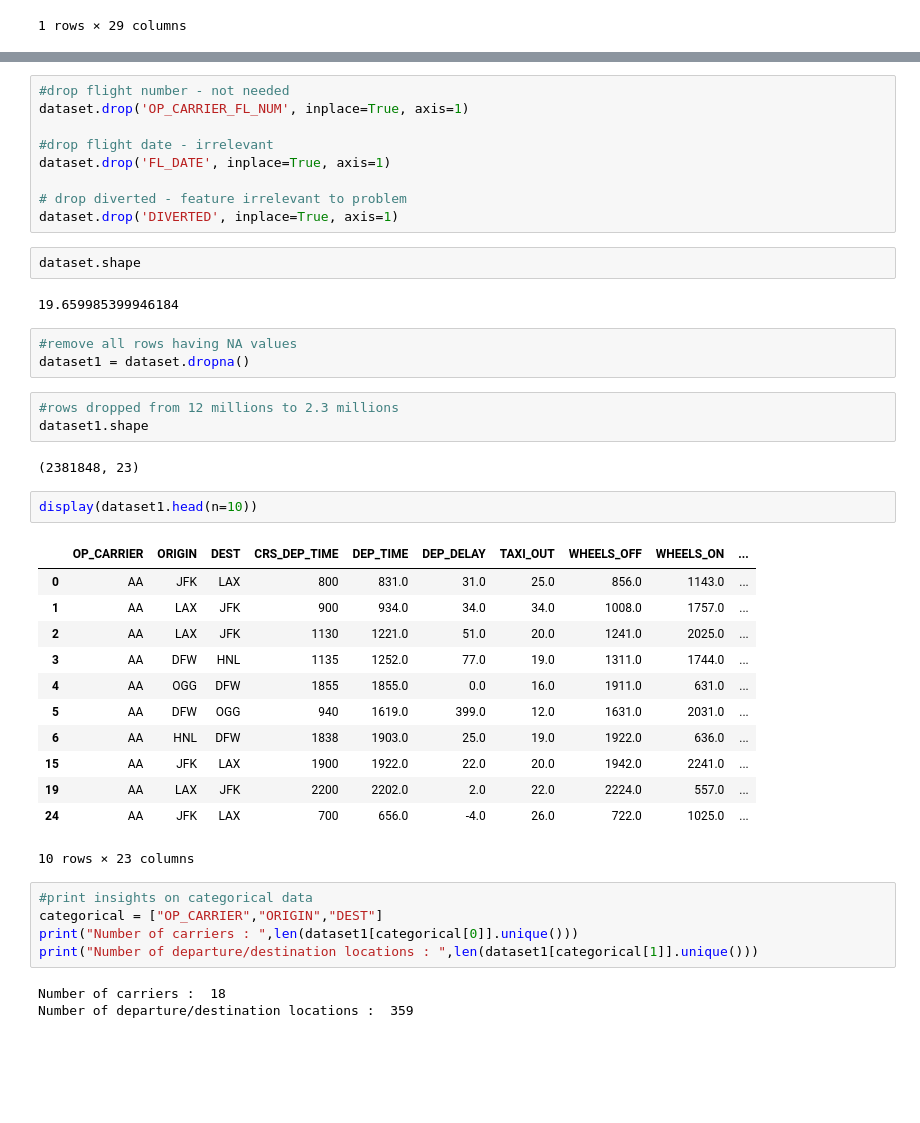
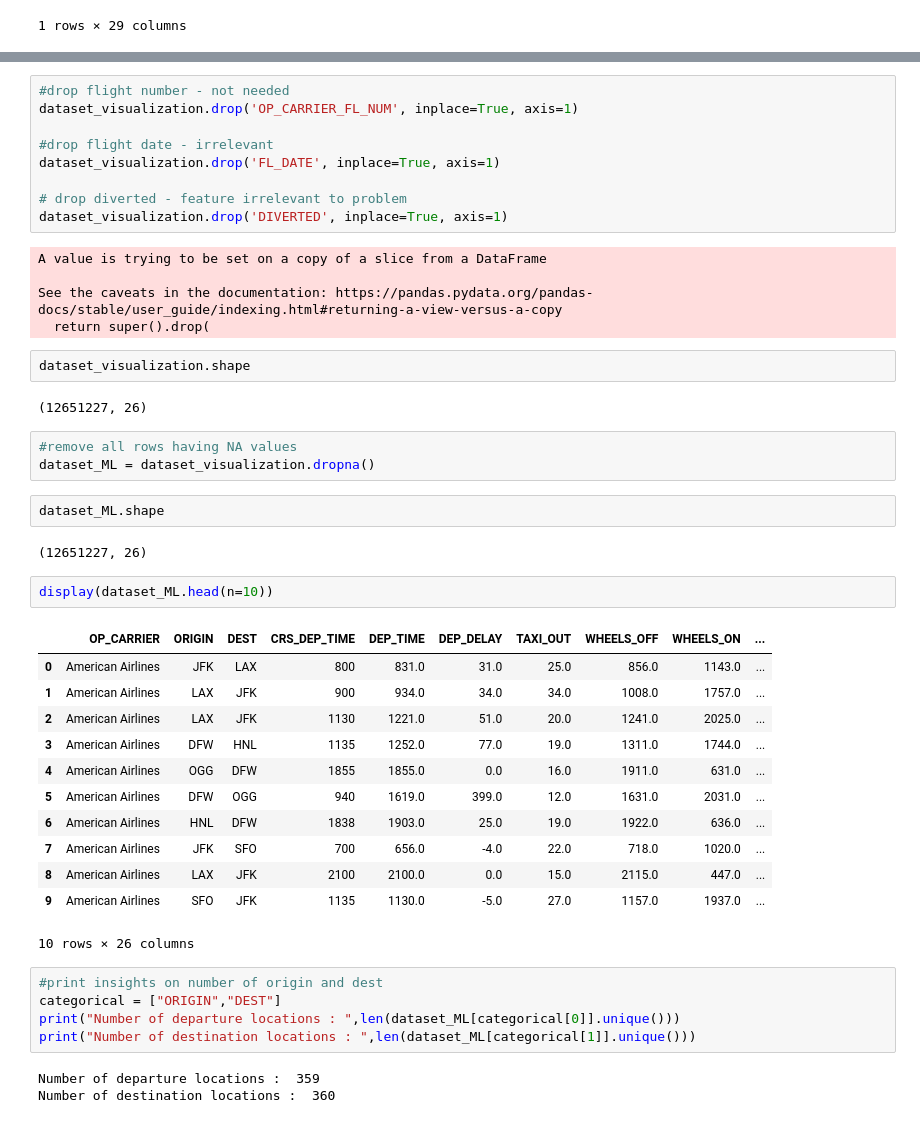
Before and after one commit to MohamedYasserOaf/Airline_Delay_Cancellation_Detection, a Jupyter notebook: classification/Airline_cancellation_detection.ipynb, the cells around one changed output, grey strips where cells are left out. Saved outputs shown, nothing was run; the diff lists cells and outputs as text; blank space fills up the shorter version.

Commit message:
prepared data for visualization and ML

```diff
--- a/classification/Airline_cancellation_detection.ipynb
+++ b/classification/Airline_cancellation_detection.ipynb
@@ -303,44 +303,48 @@ PermissionError: [Errno 13] Permission denied: './Dataset'
 # %%
 #drop flight number - not needed
-dataset.drop('OP_CARRIER_FL_NUM', inplace=True, axis=1)
+dataset_visualization.drop('OP_CARRIER_FL_NUM', inplace=True, axis=1)
 
 #drop flight date - irrelevant
-dataset.drop('FL_DATE', inplace=True, axis=1)
+dataset_visualization.drop('FL_DATE', inplace=True, axis=1)
 
 # drop diverted - feature irrelevant to problem
-dataset.drop('DIVERTED', inplace=True, axis=1)
+dataset_visualization.drop('DIVERTED', inplace=True, axis=1)
+# %% [output]
+A value is trying to be set on a copy of a slice from a DataFrame
+
+See the caveats in the documentation: https://pandas.pydata.org/pandas-docs/stable/user_guide/indexing.html#returning-a-view-versus-a-copy
+  return super().drop(
 # %%
-dataset.shape
+dataset_visualization.shape
 # %% [output]
-19.659985399946184
+(12651227, 26)
 # %%
 #remove all rows having NA values
-dataset1 = dataset.dropna()
+dataset_ML = dataset_visualization.dropna()
-# %%
-#rows dropped from 12 millions to 2.3 millions
-dataset1.shape
-# %% [output]
-(2381848, 23)
+# %%
+dataset_ML.shape
+# %% [output]
+(12651227, 26)
 # %%
-display(dataset1.head(n=10))
+display(dataset_ML.head(n=10))
 # %% [output]
 |  | OP_CARRIER | ORIGIN | DEST | CRS_DEP_TIME | DEP_TIME | DEP_DELAY | TAXI_OUT | WHEELS_OFF | WHEELS_ON | ... |
-| 0 | AA | JFK | LAX | 800 | 831.0 | 31.0 | 25.0 | 856.0 | 1143.0 | ... |
-| 1 | AA | LAX | JFK | 900 | 934.0 | 34.0 | 34.0 | 1008.0 | 1757.0 | ... |
-| 2 | AA | LAX | JFK | 1130 | 1221.0 | 51.0 | 20.0 | 1241.0 | 2025.0 | ... |
-| 3 | AA | DFW | HNL | 1135 | 1252.0 | 77.0 | 19.0 | 1311.0 | 1744.0 | ... |
-| 4 | AA | OGG | DFW | 1855 | 1855.0 | 0.0 | 16.0 | 1911.0 | 631.0 | ... |
-| 5 | AA | DFW | OGG | 940 | 1619.0 | 399.0 | 12.0 | 1631.0 | 2031.0 | ... |
-| 6 | AA | HNL | DFW | 1838 | 1903.0 | 25.0 | 19.0 | 1922.0 | 636.0 | ... |
-| 15 | AA | JFK | LAX | 1900 | 1922.0 | 22.0 | 20.0 | 1942.0 | 2241.0 | ... |
-| 19 | AA | LAX | JFK | 2200 | 2202.0 | 2.0 | 22.0 | 2224.0 | 557.0 | ... |
-| 24 | AA | JFK | LAX | 700 | 656.0 | -4.0 | 26.0 | 722.0 | 1025.0 | ... |
+| 0 | American Airlines | JFK | LAX | 800 | 831.0 | 31.0 | 25.0 | 856.0 | 1143.0 | ... |
+| 1 | American Airlines | LAX | JFK | 900 | 934.0 | 34.0 | 34.0 | 1008.0 | 1757.0 | ... |
+| 2 | American Airlines | LAX | JFK | 1130 | 1221.0 | 51.0 | 20.0 | 1241.0 | 2025.0 | ... |
+| 3 | American Airlines | DFW | HNL | 1135 | 1252.0 | 77.0 | 19.0 | 1311.0 | 1744.0 | ... |
+| 4 | American Airlines | OGG | DFW | 1855 | 1855.0 | 0.0 | 16.0 | 1911.0 | 631.0 | ... |
+| 5 | American Airlines | DFW | OGG | 940 | 1619.0 | 399.0 | 12.0 | 1631.0 | 2031.0 | ... |
+| 6 | American Airlines | HNL | DFW | 1838 | 1903.0 | 25.0 | 19.0 | 1922.0 | 636.0 | ... |
+| 7 | American Airlines | JFK | SFO | 700 | 656.0 | -4.0 | 22.0 | 718.0 | 1020.0 | ... |
+| 8 | American Airlines | LAX | JFK | 2100 | 2100.0 | 0.0 | 15.0 | 2115.0 | 447.0 | ... |
+| 9 | American Airlines | SFO | JFK | 1135 | 1130.0 | -5.0 | 27.0 | 1157.0 | 1937.0 | ... |
-10 rows × 23 columns
+10 rows × 26 columns
 # %%
-#print insights on categorical data
-categorical = ["OP_CARRIER","ORIGIN","DEST"]
-print("Number of carriers : ",len(dataset1[categorical[0]].unique()))
-print("Number of departure/destination locations : ",len(dataset1[categorical[1]].unique()))
+#print insights on number of origin and dest
+categorical = ["ORIGIN","DEST"]
+print("Number of departure locations : ",len(dataset_ML[categorical[0]].unique()))
+print("Number of destination locations : ",len(dataset_ML[categorical[1]].unique()))
 # %% [output]
-Number of carriers :  18
-Number of departure/destination locations :  359
+Number of departure locations :  359
+Number of destination locations :  360
```
Also changed, not shown: parts of 15 cells of this notebook.
